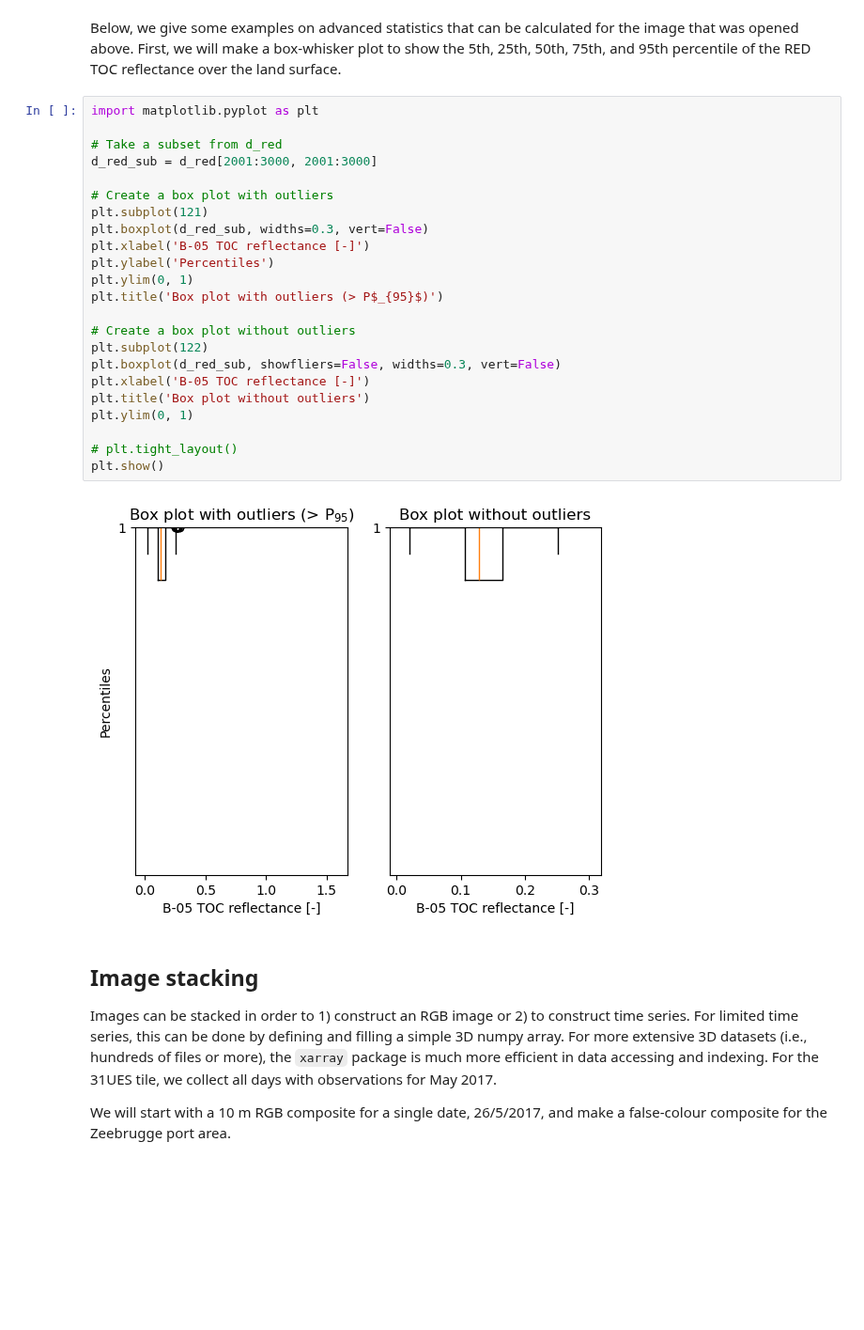
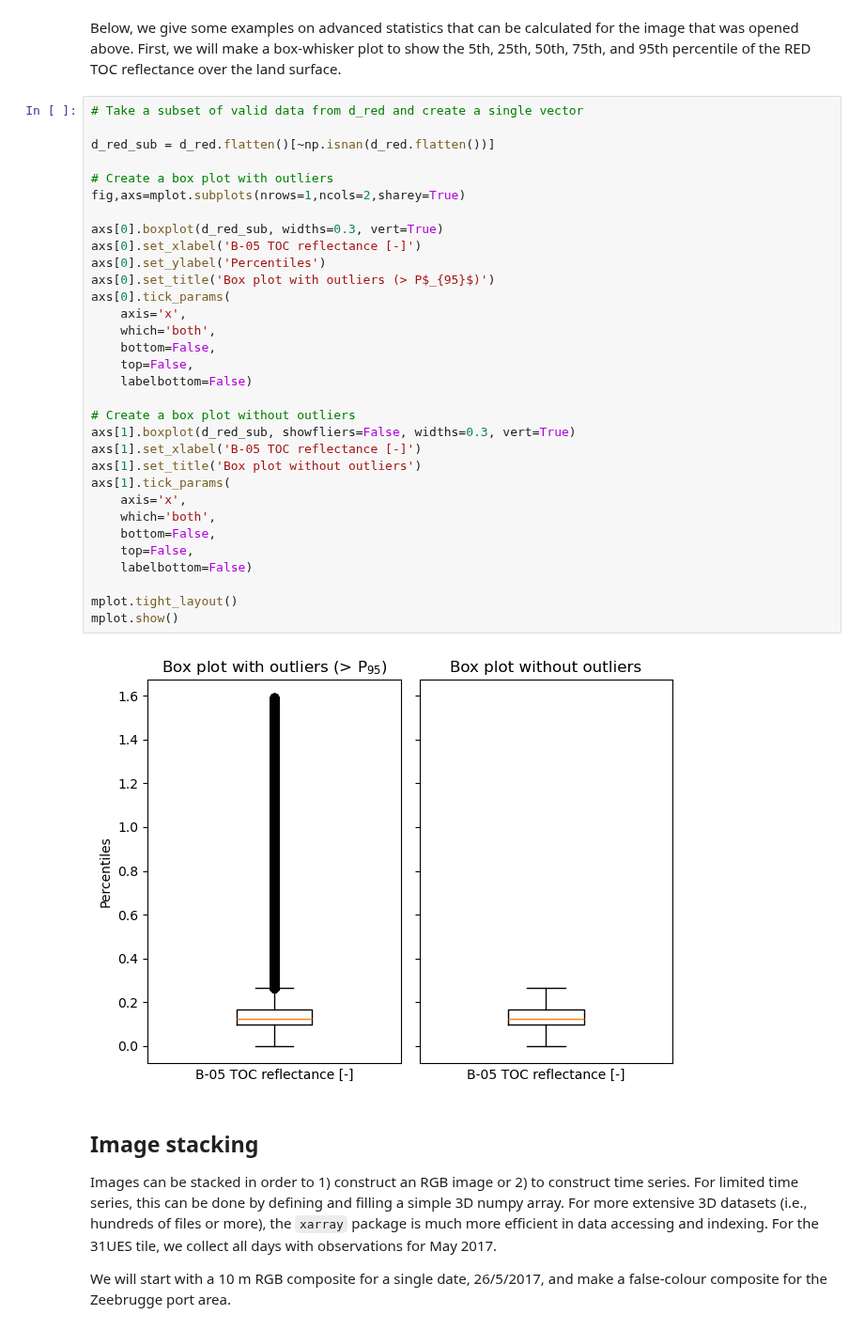
Before and after one commit to VITObelgium/notebook-samples, a Jupyter notebook: terrascope-samples/Terrascope/Advanced/Sentinel-2_advanced.ipynb, the cells around one changed output. Shown at 94% size. Cells and saved outputs as stored; diff of their text form; blank space fills up the shorter version.

Commit message:
deleted dataclient example updated plot

````diff
--- a/terrascope-samples/Terrascope/Advanced/Sentinel-2_advanced.ipynb
+++ b/terrascope-samples/Terrascope/Advanced/Sentinel-2_advanced.ipynb
@@ -83,30 +83,39 @@ cb.ax.tick_params(labelsize=10)
 Below, we give some examples on advanced statistics that can be calculated for the image that was opened above.
 First, we will make a box-whisker plot to show the 5th, 25th, 50th, 75th, and 95th percentile of the RED TOC reflectance over the land surface.
 # %%
-import matplotlib.pyplot as plt
+# Take a subset of valid data from d_red and create a single vector
 
-# Take a subset from d_red
-d_red_sub = d_red[2001:3000, 2001:3000]
+d_red_sub = d_red.flatten()[~np.isnan(d_red.flatten())]
 
 # Create a box plot with outliers
-plt.subplot(121)
-plt.boxplot(d_red_sub, widths=0.3, vert=False)
-plt.xlabel('B-05 TOC reflectance [-]')
-plt.ylabel('Percentiles')
-plt.ylim(0, 1)
-plt.title('Box plot with outliers (> P$_{95}$)')
+fig,axs=mplot.subplots(nrows=1,ncols=2,sharey=True)
+
+axs[0].boxplot(d_red_sub, widths=0.3, vert=True)
+axs[0].set_xlabel('B-05 TOC reflectance [-]')
+axs[0].set_ylabel('Percentiles')
+axs[0].set_title('Box plot with outliers (> P$_{95}$)')
+axs[0].tick_params(
+    axis='x',
+    which='both',
+    bottom=False,
+    top=False,
+    labelbottom=False)
 
 # Create a box plot without outliers
-plt.subplot(122)
-plt.boxplot(d_red_sub, showfliers=False, widths=0.3, vert=False)
-plt.xlabel('B-05 TOC reflectance [-]')
-plt.title('Box plot without outliers')
-plt.ylim(0, 1)
+axs[1].boxplot(d_red_sub, showfliers=False, widths=0.3, vert=True)
+axs[1].set_xlabel('B-05 TOC reflectance [-]')
+axs[1].set_title('Box plot without outliers')
+axs[1].tick_params(
+    axis='x',
+    which='both',
+    bottom=False,
+    top=False,
+    labelbottom=False)
 
-# plt.tight_layout()
-plt.show()
+mplot.tight_layout()
+mplot.show()
 # %% [output]
-[figure, old version]
+[figure, new version]
 # %% [markdown]
 ## Image stacking
 Images can be stacked in order to 1) construct an RGB image or 2) to construct time series. For limited time series, this can be done by defining and filling a simple 3D numpy array. For more extensive 3D datasets (i.e., hundreds of files or more), the ```xarray``` package is much more efficient in data accessing and indexing. For the 31UES tile, we collect all days with observations for May 2017.
````
